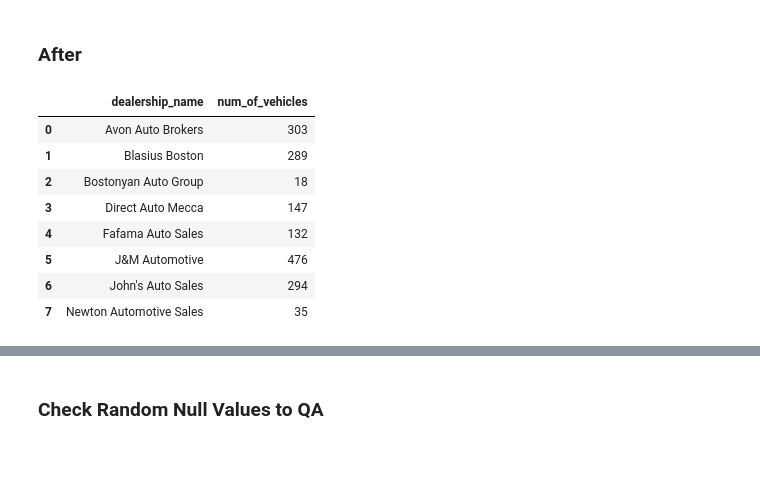
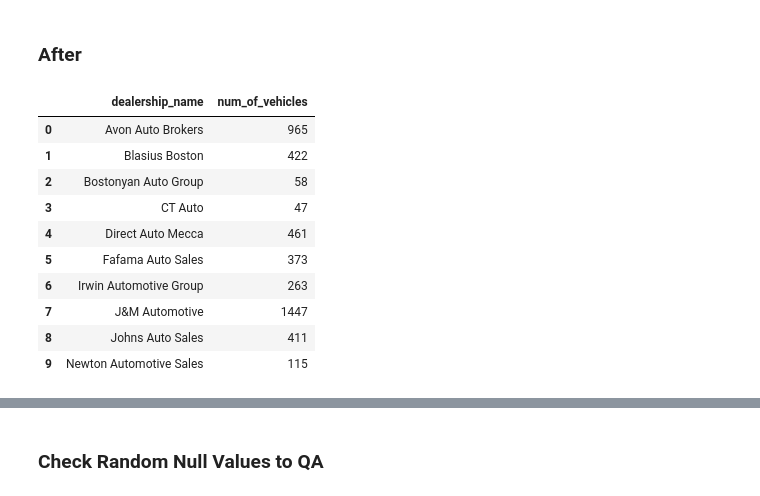
Before and after one commit to dkimhw/inventory-insights, a Jupyter notebook: explore_dealership.ipynb, the cells around one changed output, grey strips where cells are left out. Cells and saved outputs as stored; diff of their text form; code cells hidden in the pictures; blank space fills up the shorter version.

```diff
--- a/explore_dealership.ipynb
+++ b/explore_dealership.ipynb
@@ -517,16 +524,18 @@ result
 ### After
 # %%
 conn = sqlite3.connect('cars.db')
-sql_query = "SELECT dealership_name, count(*) AS num_of_vehicles FROM inventory_staging GROUP BY 1"
+sql_query = "SELECT dealership_name, count(*) AS num_of_vehicles FROM inventory GROUP BY 1"
 result = pd.read_sql_query(sql_query, conn)
 result
 # %% [output]
 |  | dealership_name | num_of_vehicles |
-| 0 | Avon Auto Brokers | 303 |
-| 1 | Blasius Boston | 289 |
-| 2 | Bostonyan Auto Group | 18 |
-| 3 | Direct Auto Mecca | 147 |
-| 4 | Fafama Auto Sales | 132 |
-| 5 | J&M Automotive | 476 |
-| 6 | John's Auto Sales | 294 |
-| 7 | Newton Automotive Sales | 35 |
+| 0 | Avon Auto Brokers | 965 |
+| 1 | Blasius Boston | 422 |
+| 2 | Bostonyan Auto Group | 58 |
+| 3 | CT Auto | 47 |
+| 4 | Direct Auto Mecca | 461 |
+| 5 | Fafama Auto Sales | 373 |
+| 6 | Irwin Automotive Group | 263 |
+| 7 | J&M Automotive | 1447 |
+| 8 | Johns Auto Sales | 411 |
+| 9 | Newton Automotive Sales | 115 |
```
Also changed, not shown: parts of 19 cells of this notebook, 4 other files.
